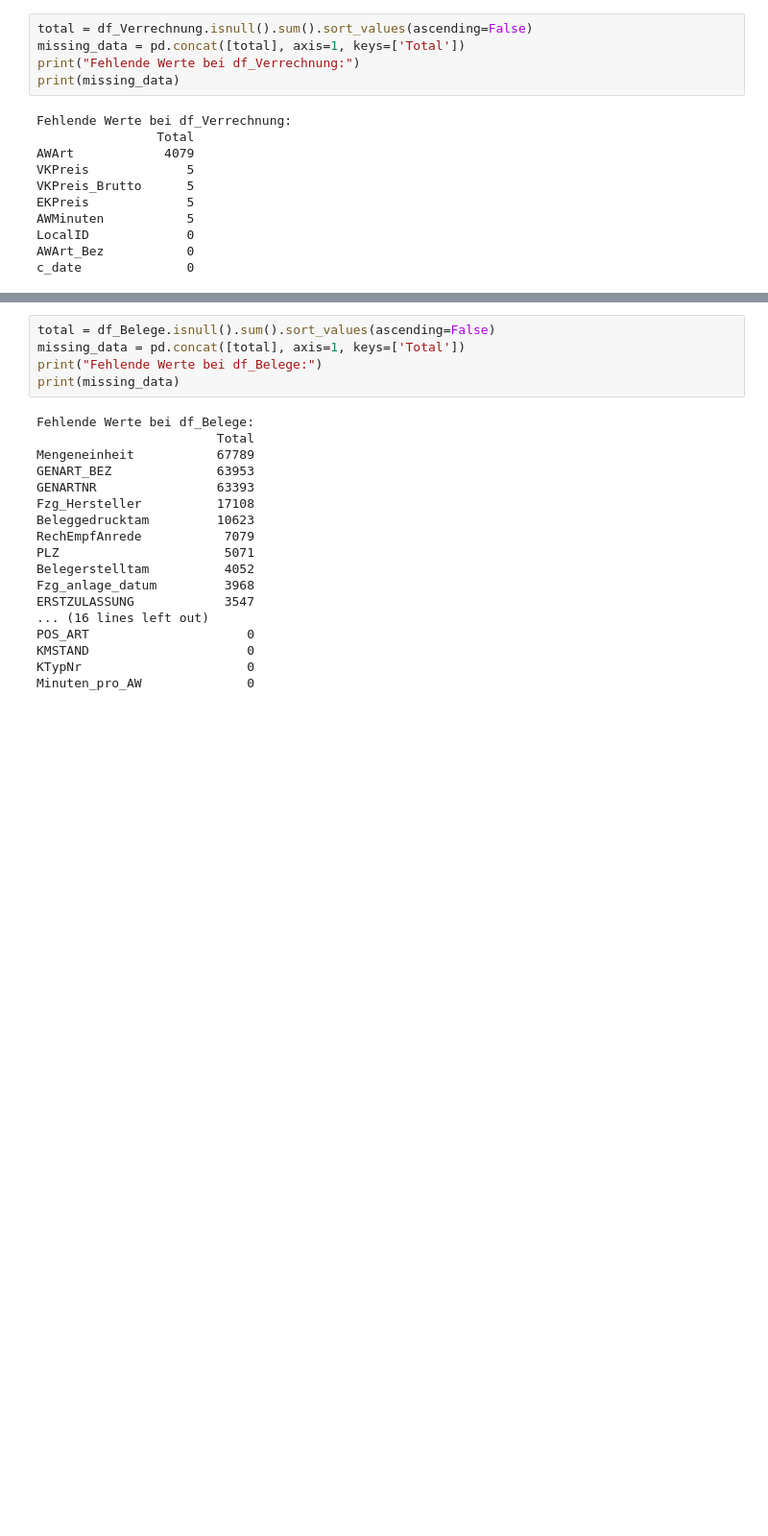
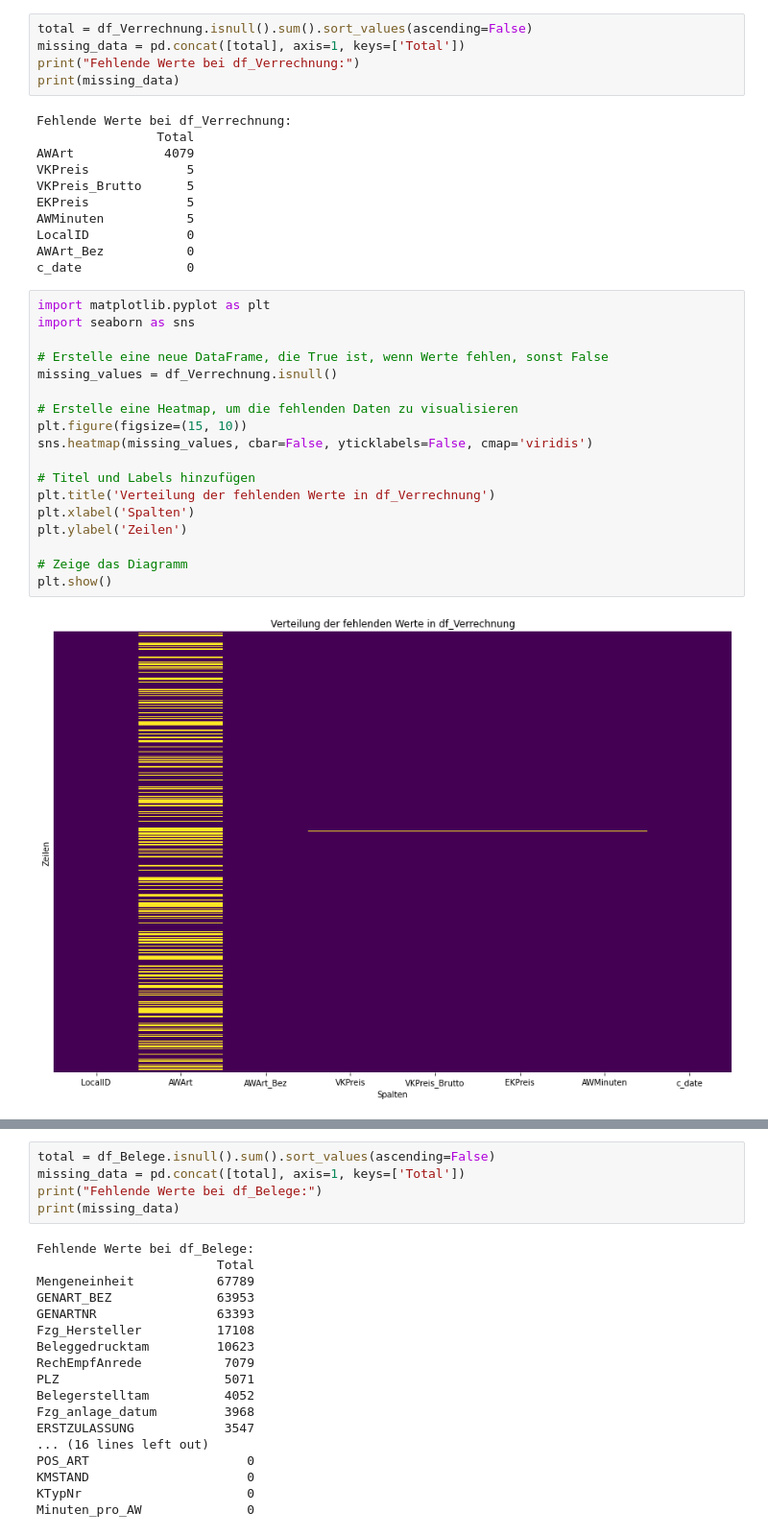
Before and after one commit to William-Zhang-26/BI-Analytics-Topmotive, a Jupyter notebook: Projekt_Topmotive.ipynb, the cells around one changed output, grey strips where cells are left out. Shown at 96% size. Cells and saved outputs as stored; diff of their text form; blank space fills up the shorter version.

Commit message:
Datentypen anpassen, Fehlende Werte grafisch darstellen, Duplikate entfernen

```diff
--- a/Projekt_Topmotive.ipynb
+++ b/Projekt_Topmotive.ipynb
@@ -304,6 +398,26 @@ AWMinuten           5
 LocalID             0
 AWArt_Bez           0
 c_date              0
+# %%
+import matplotlib.pyplot as plt
+import seaborn as sns
+
+# Erstelle eine neue DataFrame, die True ist, wenn Werte fehlen, sonst False
+missing_values = df_Verrechnung.isnull()
+
+# Erstelle eine Heatmap, um die fehlenden Daten zu visualisieren
+plt.figure(figsize=(15, 10))
+sns.heatmap(missing_values, cbar=False, yticklabels=False, cmap='viridis')
+
+# Titel und Labels hinzufügen
+plt.title('Verteilung der fehlenden Werte in df_Verrechnung')
+plt.xlabel('Spalten')
+plt.ylabel('Zeilen')
+
+# Zeige das Diagramm
+plt.show()
+# %% [output]
+[figure, added]
 # %% [markdown]
 Auffäligkeiten:
 
```
Also changed, not shown: parts of 22 cells of this notebook.
